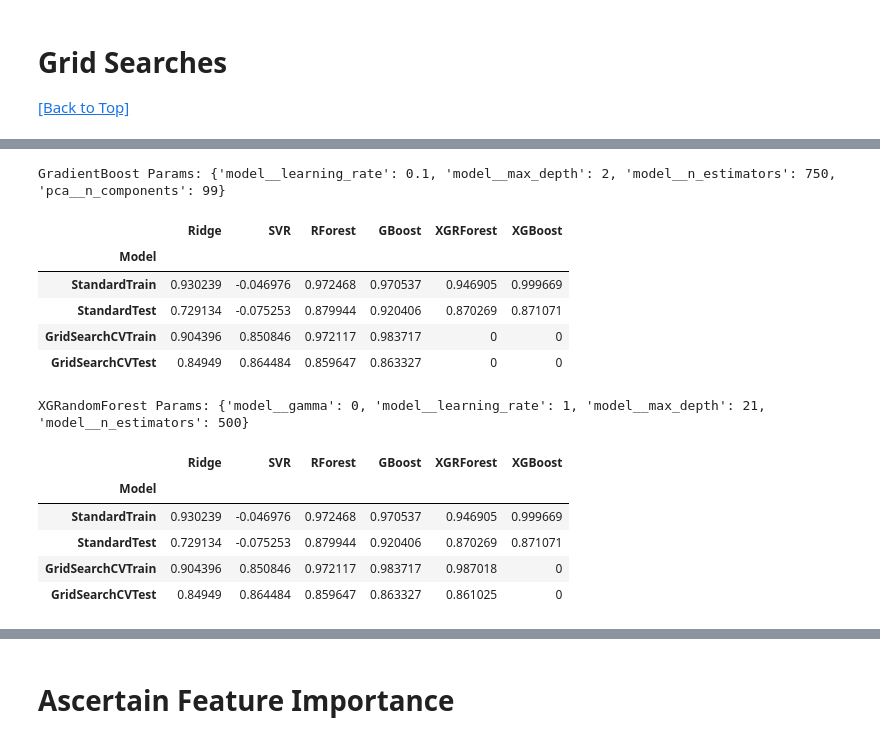
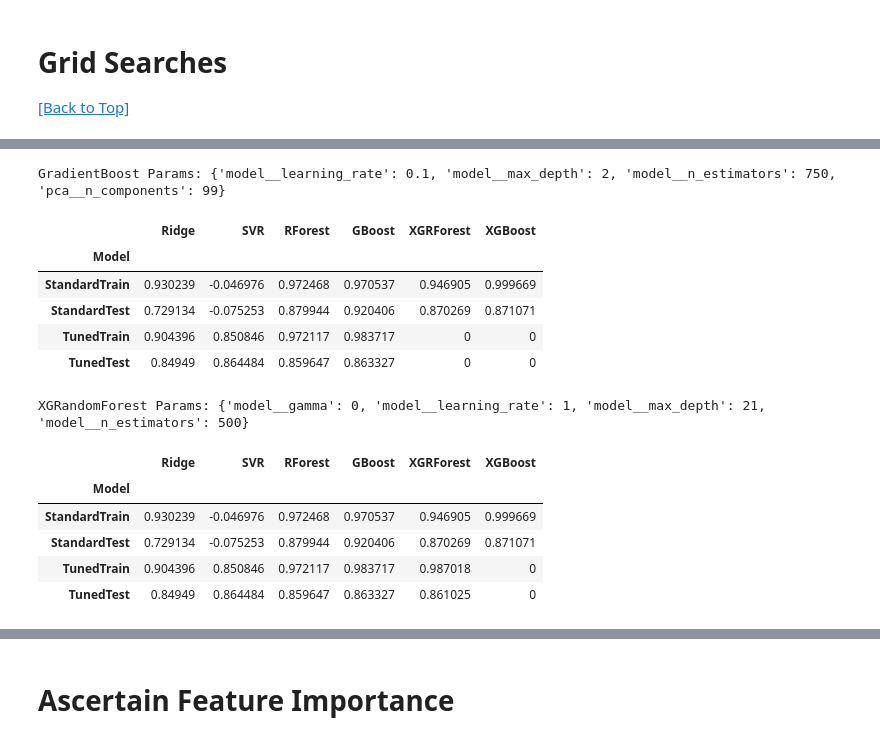
Before and after one commit to BaroqBard/IowaHousingPredictions, a Jupyter notebook: Iowa Housing Project - II. Modeling & Analysis.ipynb, the cells around one changed output, grey strips where cells are left out. Drawn from its saved outputs; the diff is of its cells as text; code cells hidden in the pictures.

```diff
--- a/Iowa Housing Project - II. Modeling & Analysis.ipynb
+++ b/Iowa Housing Project - II. Modeling & Analysis.ipynb
@@ -63,8 +63,8 @@ resul = pd.DataFrame(columns = ['Model', 'Ridge', 'SVR', 'RForest', 'GBoost', 'X
 resul.set_index("Model", inplace = True)
 resul.loc['StandardTrain'] = [0, 0, 0, 0, 0, 0]
 resul.loc['StandardTest'] = [0, 0, 0, 0, 0, 0]
-resul.loc['GSTunedTrain'] = [0, 0, 0, 0, 0, 0]
-resul.loc['GSTunedTest'] = [0, 0, 0, 0, 0, 0]
+resul.loc['TunedTrain'] = [0, 0, 0, 0, 0, 0]
+resul.loc['TunedTest'] = [0, 0, 0, 0, 0, 0]
 
 ##########################################
 ### Build & Test Models w/o GridSearch ###
@@ -114,8 +114,8 @@ resul = pd.DataFrame(columns = ['Model', 'Ridge', 'SVR', 'RForest', 'GBoost', 'X
 resul.set_index("Model", inplace = True)
 resul.loc['StandardTrain'] = [0, 0, 0, 0, 0, 0]
 resul.loc['StandardTest'] = [0, 0, 0, 0, 0, 0]
-resul.loc['GridSearchCVTrain'] = [0, 0, 0, 0, 0, 0]
-resul.loc['GridSearchCVTest'] = [0, 0, 0, 0, 0, 0]
+resul.loc['TunedTrain'] = [0, 0, 0, 0, 0, 0]
+resul.loc['TunedTest'] = [0, 0, 0, 0, 0, 0]
 
 ##########################################
 ### Build & Test Models w/o GridSearch ###
@@ -288,39 +288,39 @@ GradientBoost Params: {'model__learning_rate': 0.1, 'model__max_depth': 2, 'mode
 | Model |  |  |  |  |  |  |
 | StandardTrain | 0.930239 | -0.046976 | 0.972468 | 0.970537 | 0.946905 | 0.999669 |
 | StandardTest | 0.729134 | -0.075253 | 0.879944 | 0.920406 | 0.870269 | 0.871071 |
-| GridSearchCVTrain | 0.904396 | 0.850846 | 0.972117 | 0.983717 | 0 | 0 |
-| GridSearchCVTest | 0.84949 | 0.864484 | 0.859647 | 0.863327 | 0 | 0 |
+| TunedTrain | 0.904396 | 0.850846 | 0.972117 | 0.983717 | 0 | 0 |
+| TunedTest | 0.84949 | 0.864484 | 0.859647 | 0.863327 | 0 | 0 |
 # %%
 #################################
 ### XGRandom Forest Regressor ###
 #################################
 
-xgForest = xgb.XGBRFRegressor(n_jobs = -2, random_state = 430)
+xgForest2 = xgb.XGBRFRegressor(n_jobs = -2, random_state = 430)
 pca = PCA(random_state=430)
 
 # Pipe & Search
 pipeline = Pipeline(steps=[('pca', pca),
-                          ('model', xgForest)])
+                          ('model', xgForest2)])
 xgf_grid = {'model__n_estimators': [500, 750, 1000],
            'model__max_depth': [11, 13, 15, 17, 19, 21],
            'model__gamma': [0, 0.1, 0.25, 0.5, 0.75, 0.9, 1],
            'model__learning_rate': [0.01, 0.1, 1, 10]}
 gs_xgForest = model_selection.GridSearchCV(pipeline, xgf_grid, n_jobs=-2, cv=3)
 gs_xgForest.fit(x_train, y_train['SalePrice'])
 print('XGRandomForest Params: ' + str(gs_xgForest.best_params_))
 
 # Tabulate Train Score & Test Score
 resul.iloc[2, 4] = gs_xgForest.score(x_train, y_train['SalePrice'])
 resul.iloc[3, 4] = gs_xgForest.score(x_test, y_test['SalePrice'])
 resul.head()
 # %% [output]
 XGRandomForest Params: {'model__gamma': 0, 'model__learning_rate': 1, 'model__max_depth': 21, 'model__n_estimators': 500}
 |  | Ridge | SVR | RForest | GBoost | XGRForest | XGBoost |
 | Model |  |  |  |  |  |  |
 | StandardTrain | 0.930239 | -0.046976 | 0.972468 | 0.970537 | 0.946905 | 0.999669 |
 | StandardTest | 0.729134 | -0.075253 | 0.879944 | 0.920406 | 0.870269 | 0.871071 |
-| GridSearchCVTrain | 0.904396 | 0.850846 | 0.972117 | 0.983717 | 0.987018 | 0 |
-| GridSearchCVTest | 0.84949 | 0.864484 | 0.859647 | 0.863327 | 0.861025 | 0 |
+| TunedTrain | 0.904396 | 0.850846 | 0.972117 | 0.983717 | 0.987018 | 0 |
+| TunedTest | 0.84949 | 0.864484 | 0.859647 | 0.863327 | 0.861025 | 0 |
 # %%
 #########################
 ### XGBoost Regressor ###
```
Also changed, not shown: parts of 7 cells of this notebook.
